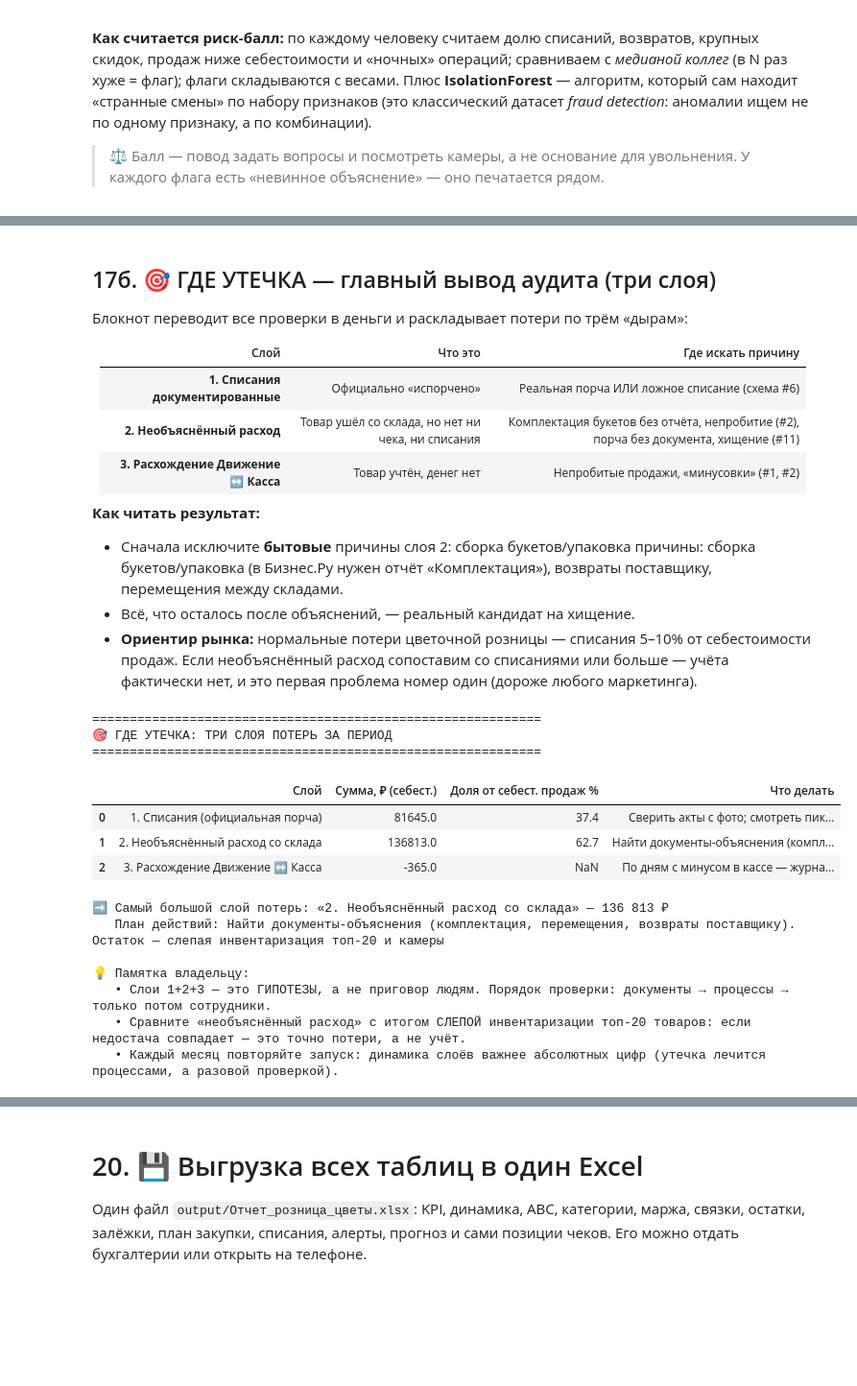
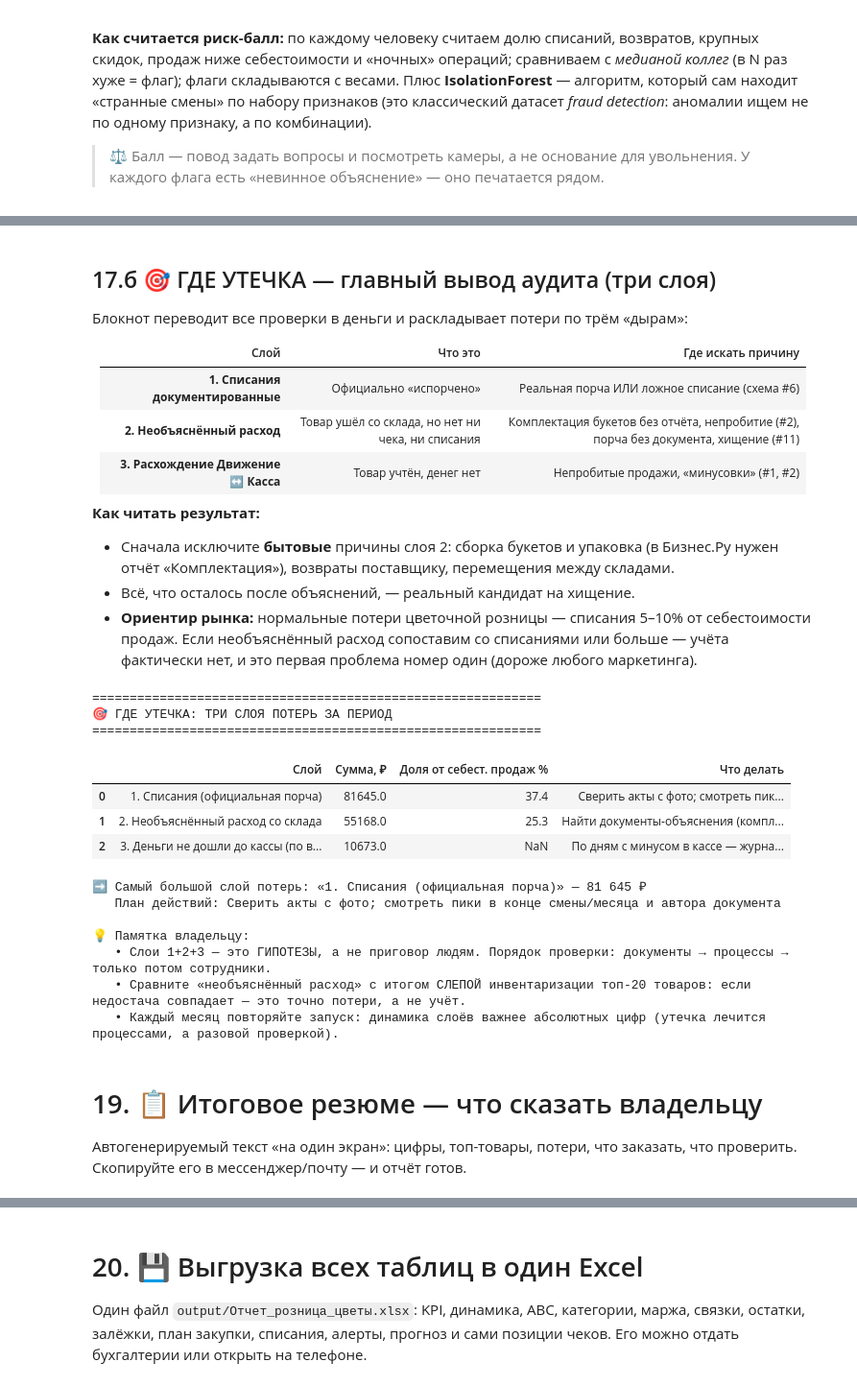
Before and after one commit to Kirill010/muzflowers_analysis, a Jupyter notebook: flowers_analysis.ipynb, the cells around one changed output, grey strips where cells are left out. Shown at 96% size. Saved outputs shown, nothing was run; the diff lists cells and outputs as text; code cells hidden in the pictures; blank space fills up the shorter version.

```diff
--- a/flowers_analysis.ipynb
+++ b/flowers_analysis.ipynb
@@ -1268,7 +1561,9 @@ def abc_table(data, value_col):
     t = t.sort_values(value_col, ascending=False).reset_index(drop=True)
     t['Доля %'] = t[value_col]/t[value_col].sum()*100
     t['Накопл %'] = t['Доля %'].cumsum()
-    t['Класс'] = np.where(t['Накопл %']<=80,'A', np.where(t['Накопл %']<=95,'B','C'))
+    # Класс определяем по накопленной доле ДО текущего товара: тот, кто «перешагивает» 80%, всё равно входит в A
+    _before = t['Накопл %'] - t['Доля %']
+    t['Класс'] = np.where(_before<80,'A', np.where(_before<95,'B','C'))
     return t
 
 abc_rev   = abc_table(df_s, 'Выручка')
@@ -1764,13 +2059,13 @@ if len(bad):
 wo_daily = docs_f[docs_f['Это_списание']].groupby(docs_f['Дата'].dt.normalize())['Расход (себест.)'].sum()
 if len(wo_daily)==0 and W_DOCS is not None:
     wd = W_DOCS.dropna(subset=['Дата'])
-    wd = wd[(wd['Дата']>=_dmin)&(wd['Дата']<=_dmax)]
+    wd = wd[(wd['Дата']>=_dmin)&(wd['Дата']<_dmax_end)]
     wo_daily = wd.groupby(wd['Дата'].dt.normalize())['Сумма'].sum()
     if wo_retail:                       # приводим розничные суммы к себестоимости (та же оценка, что и в KPI)
         wo_daily = wo_daily * (total_cost / max(total_rev, 1))
 elif len(wo_daily)==0 and W_LINES is not None:
     wl = W_LINES.dropna(subset=['Дата'])
-    wl = wl[(wl['Дата']>=_dmin)&(wl['Дата']<=_dmax)]
+    wl = wl[(wl['Дата']>=_dmin)&(wl['Дата']<_dmax_end)]
     wo_daily = wl.groupby(wl['Дата'].dt.normalize())['Сумма'].sum()
     if wo_retail:
         wo_daily = wo_daily * (total_cost / max(total_rev, 1))
@@ -1909,26 +2204,35 @@ if inv is not None:
     else:
         print('ℹ️ В файле инвентаризации не нашлись колонки «по учёту / фактически» — обычно они есть в карточке инвентаризации Бизнес.Ру, выгружайте её с деталями по товарам.')
 
+# ВАЖНО: остатки в «Движении товаров» посчитаны за ВЕСЬ период файла, поэтому и чеки берём за весь файл (lines), а не за DATE_FROM/DATE_TO.
 # ---- 17.9 «Невидимый расход»: всё ли ушедшее со склада объяснено документами? ----
 # Берём товары, по которым в периоде были движения, и сверяем:
 #   расход по Движению  vs  чеки + списания, которые мы видим в данных.
-mv_items = set(docs_f['key'])
+mv_items = set(docs['key'])
 st_f2 = stock[stock['key'].isin(mv_items)].copy()
-sold_by_key = df_s[~df_s['Возврат']].groupby('key')['Кол-во'].sum()
-ret_by_key  = df_s[df_s['Возврат']].groupby('key')['Кол-во'].sum().abs()
-wo_by_key   = docs_f[docs_f['Это_списание']].groupby('key')['Расход, шт'].sum()
+sold_by_key = lines[~lines['Возврат']].groupby('key')['Кол-во'].sum()
+ret_by_key  = lines[lines['Возврат']].groupby('key')['Кол-во'].sum().abs()
+wo_by_key   = docs[docs['Это_списание']].groupby('key')['Расход, шт'].sum()
 if wo_by_key.sum() == 0 and W_LINES is not None:
     _wl = W_LINES.copy(); _wl['key'] = _wl['Товар'].map(norm_name)
     wo_by_key = _wl.groupby('key')['Кол-во'].sum().abs()
 st_f2['Чеки, шт']      = st_f2['key'].map(sold_by_key).fillna(0)
 st_f2['Возвраты, шт']  = st_f2['key'].map(ret_by_key).fillna(0)
 st_f2['Списания, шт']  = st_f2['key'].map(wo_by_key).fillna(0)
-st_f2['Объяснено, шт'] = st_f2['Чеки, шт'] - st_f2['Возвраты, шт'] + st_f2['Списания, шт']
+# Возврат — это ПРИХОД на склад, он не уменьшает расход, поэтому из «объяснённого» его НЕ вычитаем (раньше вычитали — завышало потери)
+st_f2['Объяснено, шт'] = st_f2['Чеки, шт'] + st_f2['Списания, шт']
 st_f2['Необъяснённый расход, шт'] = (st_f2['Расход, шт'] - st_f2['Объяснено, шт']).round(1)
 unexp = st_f2[st_f2['Необъяснённый расход, шт'] >= 5].sort_values('Необъяснённый расход, шт', ascending=False)
-uc_all = unit_cost_by(df_s[~df_s['Возврат']], 'key')
+uc_all = unit_cost_by(lines[~lines['Возврат']], 'key')
 unexp['Потеря, ₽ (себест.)'] = (unexp['Необъяснённый расход, шт'] * unexp['key'].map(uc_all).fillna(0)).round(0)
 loss_total = float(unexp['Потеря, ₽ (себест.)'].sum())
+loss_gross = loss_total
+_wo_itemized = float(wo_by_key.sum()) > 0           # списания известны ПО ТОВАРАМ → уже вычтены выше
+if not _wo_itemized and wo_all_cost > 0:
+    # Списания в выгрузке — только суммой по документам, по товарам их не разнести. Они тоже «ушли со склада»,
+    # поэтому вычитаем их из необъяснённого, чтобы не считать одни и те же деньги дважды (в слое 1 и в слое 2).
+    loss_total = max(0.0, loss_gross - wo_all_cost)
+    print(f'ℹ️ Из необъяснённого расхода ({rub(loss_gross)}) вычтены документальные списания ({rub(wo_all_cost)}) — они уже учтены в слое 1.')
 print(f'👻 НЕОБЪЯСНЁННЫЙ РАСХОД: {len(unexp)} товаров, {int(unexp["Необъяснённый расход, шт"].sum())} шт ≈ {rub(loss_total)} по себестоимости')
 print('   Это товар, который ушёл со склада, но его нет ни в чеках, ни в списаниях:')
 print('   причины: комплектация букетов (нужен отдельный отчёт!), непробитые продажи, порча без документа, хищение.')
@@ -1942,7 +2246,7 @@ if len(unexp):
 # ---- 17.10 Крупные списания без причины и круглые суммы (из файла «Списания») ----
 if W_DOCS is not None:
     _wd = W_DOCS.dropna(subset=['Дата'])
-    _wd = _wd[(_wd['Дата']>=_dmin)&(_wd['Дата']<=_dmax)]
+    _wd = _wd[(_wd['Дата']>=_dmin)&(_wd['Дата']<_dmax_end)]
     if len(_wd):
         no_rsn = _wd[_wd['Причина'].isna() | _wd['Причина'].astype(str).str.strip().isin(['','nan','.'])]
         rnd    = _wd[_wd['Сумма'].fillna(0) % 1000 == 0]
@@ -1972,6 +2276,6 @@ print('\n💸 ОРИЕНТИР ПО ДЕНЬГАМ (по себестоимос
 print(f'   • Необъяснённый расход со склада: {rub(loss_total)}')
 _wo_est = float(wo_daily.sum()) if len(wo_daily) else wo_sum
 print(f'   • Списания за период:             {rub(_wo_est)}')
-print(f'   • Разница «Движение ↔ Касса»:     {rub(float(cmp["Разница"].abs().sum())) if cash_rev_by_day is not None and len(cmp) else "нет файла кассы"}')
+print(f'   • Деньги не дошли до кассы:       {rub(float(cmp["Разница"].clip(lower=0).sum())) if cash_rev_by_day is not None and len(cmp) else "нет файла кассы"}  (по выручке)')
 print('   ⚠️ Это гипотезы для проверки, а не приговор: сначала комплектации и ошибки учёта, потом люди.')
 # %% [output]
@@ -2235,6 +2511,6 @@ print('✅ Анализ завершён. Ниже — выгрузка всех
 # %% [markdown]
 <a id='утечка'></a>
-## 17б. 🎯 ГДЕ УТЕЧКА — главный вывод аудита (три слоя)
+## 17.б 🎯 ГДЕ УТЕЧКА — главный вывод аудита (три слоя)
 
 Блокнот переводит все проверки в деньги и раскладывает потери по трём «дырам»:
 
@@ -2245,7 +2521,7 @@ print('✅ Анализ завершён. Ниже — выгрузка всех
 | **3. Расхождение Движение ↔ Касса** | Товар учтён, денег нет | Непробитые продажи, «минусовки» (#1, #2) |
 
 **Как читать результат:**
-- Сначала исключите **бытовые** причины слоя 2: сборка букетов/упаковка причины: сборка букетов/упаковка (в Бизнес.Ру нужен отчёт «Комплектация»), возвраты поставщику, перемещения между складами.
+- Сначала исключите **бытовые** причины слоя 2: сборка букетов и упаковка (в Бизнес.Ру нужен отчёт «Комплектация»), возвраты поставщику, перемещения между складами.
 - Всё, что осталось после объяснений, — реальный кандидат на хищение.
 - **Ориентир рынка:** нормальные потери цветочной розницы — списания 5–10% от себестоимости продаж. Если необъяснённый расход сопоставим со списаниями или больше — учёта фактически нет, и это первая проблема номер один (дороже любого маркетинга).
 # %%
@@ -2254,47 +2530,52 @@ print('✅ Анализ завершён. Ниже — выгрузка всех
 # ═══════════════════════════════════════════════════════════════
 print('='*60)
 print('🎯 ГДЕ УТЕЧКА: ТРИ СЛОЯ ПОТЕРЬ ЗА ПЕРИОД')
 print('='*60)
 
 leaks = pd.DataFrame([
     {'Слой': '1. Списания (официальная порча)',
-     'Сумма, ₽ (себест.)': round(float(wo_daily.sum()) if len(wo_daily) else wo_sum, 0),
+     'Сумма, ₽': round(float(wo_daily.sum()) if len(wo_daily) else wo_sum, 0),
      'Доля от себест. продаж %': round((float(wo_daily.sum()) if len(wo_daily) else wo_sum)/total_cost*100, 1) if total_cost else np.nan,
      'Что делать': 'Сверить акты с фото; смотреть пики в конце смены/месяца и автора документа'},
     {'Слой': '2. Необъяснённый расход со склада',
-     'Сумма, ₽ (себест.)': round(loss_total, 0),
+     'Сумма, ₽': round(loss_total, 0),
      'Доля от себест. продаж %': round(loss_total/total_cost*100, 1) if total_cost else np.nan,
      'Что делать': 'Найти документы-объяснения (комплектация, перемещения, возвраты поставщику). Остаток — слепая инвентаризация топ-20 и камеры'},
-    {'Слой': '3. Расхождение Движение ↔ Касса',
-     'Сумма, ₽ (себест.)': round(float(cmp['Разница'].sum()), 0) if cash_rev_by_day is not None and len(cmp) else 0,
+    {'Слой': '3. Деньги не дошли до кассы (по выручке)',
+     'Сумма, ₽': round(float(cmp['Разница'].clip(lower=0).sum()), 0) if cash_rev_by_day is not None and len(cmp) else 0,
      'Доля от себест. продаж %': np.nan,
      'Что делать': 'По дням с минусом в кассе — журнал смен ОФД и видео этого дня'},
 ])
 display(leaks)
 
-_big = leaks.loc[leaks['Сумма, ₽ (себест.)'].abs().idxmax()]
-_big_txt = f'{_big["Сумма, ₽ (себест.)"]:,.0f}'.replace(',', ' ')
+_big = leaks.loc[leaks['Сумма, ₽'].abs().idxmax()]
+_big_txt = f'{_big["Сумма, ₽"]:,.0f}'.replace(',', ' ')
 print(f'➡️ Самый большой слой потерь: «{_big["Слой"]}» — {_big_txt} ₽')
 if cash_rev_by_day is None:
     print('   (слой 3 = 0 ₽, потому что сверка кассы отменена или файла кассы нет — см. раздел 17.5)')
 print(f'   План действий: {_big["Что делать"]}')
 print()
 print('💡 Памятка владельцу:')
 print('   • Слои 1+2+3 — это ГИПОТЕЗЫ, а не приговор людям. Порядок проверки: документы → процессы → только потом сотрудники.')
 print('   • Сравните «необъяснённый расход» с итогом СЛЕПОЙ инвентаризации топ-20 товаров: если недостача совпадает — это точно потери, а не учёт.')
 print('   • Каждый месяц повторяйте запуск: динамика слоёв важнее абсолютных цифр (утечка лечится процессами, а разовой проверкой).')
 # %% [output]
 ============================================================
 🎯 ГДЕ УТЕЧКА: ТРИ СЛОЯ ПОТЕРЬ ЗА ПЕРИОД
 ============================================================
-|  | Слой | Сумма, ₽ (себест.) | Доля от себест. продаж % | Что делать |
+|  | Слой | Сумма, ₽ | Доля от себест. продаж % | Что делать |
 | 0 | 1. Списания (официальная порча) | 81645.0 | 37.4 | Сверить акты с фото; смотреть пик... |
-| 1 | 2. Необъяснённый расход со склада | 136813.0 | 62.7 | Найти документы-объяснения (компл... |
-| 2 | 3. Расхождение Движение ↔ Касса | -365.0 | NaN | По дням с минусом в кассе — журна... |
+| 1 | 2. Необъяснённый расход со склада | 55168.0 | 25.3 | Найти документы-объяснения (компл... |
+| 2 | 3. Деньги не дошли до кассы (по в... | 10673.0 | NaN | По дням с минусом в кассе — журна... |
-➡️ Самый большой слой потерь: «2. Необъяснённый расход со склада» — 136 813 ₽
-   План действий: Найти документы-объяснения (комплектация, перемещения, возвраты поставщику). Остаток — слепая инвентаризация топ-20 и камеры
+➡️ Самый большой слой потерь: «1. Списания (официальная порча)» — 81 645 ₽
+   План действий: Сверить акты с фото; смотреть пики в конце смены/месяца и автора документа
 
 💡 Памятка владельцу:
    • Слои 1+2+3 — это ГИПОТЕЗЫ, а не приговор людям. Порядок проверки: документы → процессы → только потом сотрудники.
    • Сравните «необъяснённый расход» с итогом СЛЕПОЙ инвентаризации топ-20 товаров: если недостача совпадает — это точно потери, а не учёт.
    • Каждый месяц повторяйте запуск: динамика слоёв важнее абсолютных цифр (утечка лечится процессами, а разовой проверкой).
+# %% [markdown]
+<a id='шаг19'></a>
+# 19. 📋 Итоговое резюме — что сказать владельцу
+
+Автогенерируемый текст «на один экран»: цифры, топ-товары, потери, что заказать, что проверить. Скопируйте его в мессенджер/почту — и отчёт готов.
```
Also changed, not shown: parts of 31 cells of this notebook, 1 other file.
